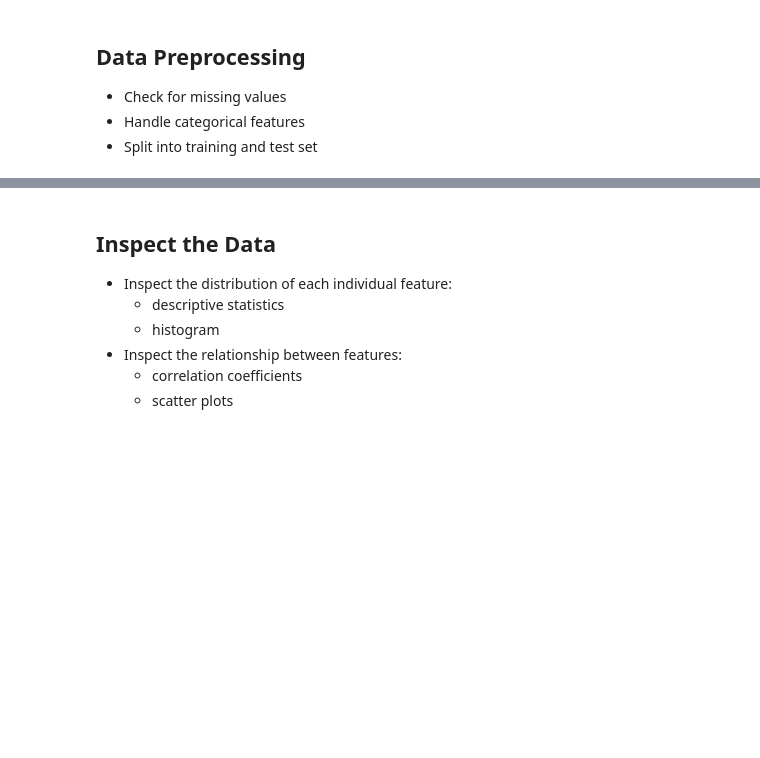
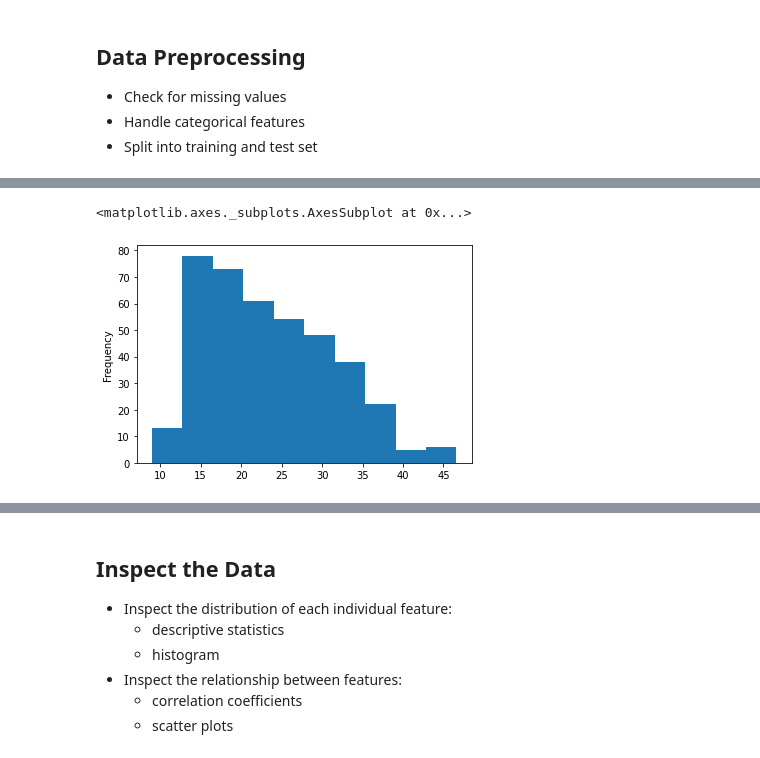
Before and after one commit to ch00226855/CMP414765Spring2021, a Jupyter notebook: Week15_NeuralNetworkForRegression.ipynb, the cells around one changed output, grey strips where cells are left out. Saved outputs shown, nothing was run; the diff lists cells and outputs as text; code cells hidden in the pictures; blank space fills up the shorter version.

```diff
--- a/Week15_NeuralNetworkForRegression.ipynb
+++ b/Week15_NeuralNetworkForRegression.ipynb
@@ -70,2 +99,9 @@ dataset.head()
 # %%
-# Drop the "car name" column, as the model tries to find the general relationship between mpg and other factors.
+# Drop the "car name" column, as the model tries to find the general relationship between mpg and
+# other factors.
+dataset = dataset.drop(['car name'], axis=1)
+# Alternative statements:
+# dataset.drop(['car name'], axis=1, inplace=False)
+# dataset.drop(columns=['car name'], inplace=False)
+# dataset = dataset.iloc[:, :8]
+dataset.head()
@@ -81,0 +146,7 @@ dataset.head()
+# %%
+# Consider using mean or median to fill the missing values
+# Find the six rows where horsepower is missing, and put the mean value 104.47 there.
+dataset['horsepower'] = dataset['horsepower'].fillna(104.47)
+
+# It seems working, but how can we make sure?
+dataset.isnull().sum().sort_values(ascending=False)
@@ -82,3 +163,10 @@ dataset.head()
+# %%
+# We probably want to see the distribution of the data.
+# For example, we can draw a histogram of the mpg column:
+dataset['mpg'].plot.hist()
+# %% [output]
+<matplotlib.axes._subplots.AxesSubplot at 0x...>
+[figure, added]
 # %%
 # The "Origin" column is really categorical, not numeric.
 dataset['origin'] = dataset['origin'].map({1: 'USA', 2: 'Europe', 3: 'Japan'})
```
Also changed, not shown: parts of 19 cells of this notebook.
